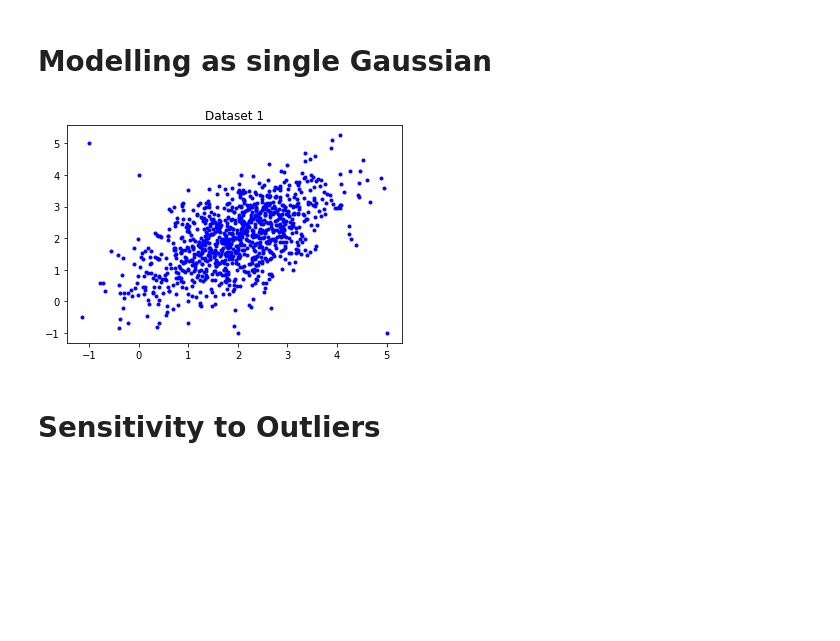
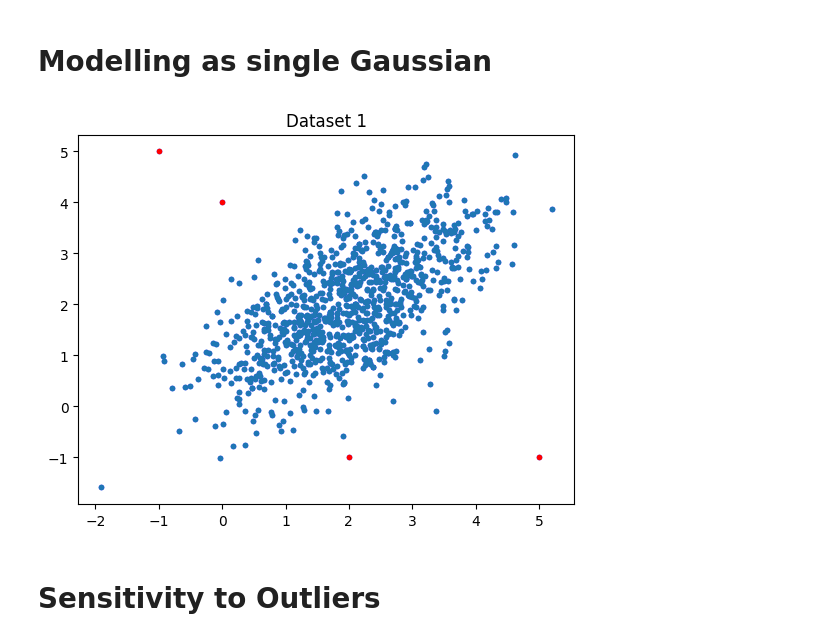
Before and after one commit to zhiwu-huang/COMP6237-Data-Mining-Demo-Code, a Jupyter notebook: 13_outlier.ipynb, the cells around one changed output. Saved outputs shown, nothing was run; the diff lists cells and outputs as text; code cells hidden in the pictures; blank space fills up the shorter version.

```diff
--- a/13_outlier.ipynb
+++ b/13_outlier.ipynb
@@ -126,13 +125,17 @@ generate_hist(n1, n3,m)
 # %%
 n=1000
 #generate data sets to trial on.
 ds1 = np.random.multivariate_normal([2,2],[[1,0.6],[0.6,1]], n)
 outs = [[2,-1],[5,-1],[0,4], [-1,5]]
 g_outs = np.concatenate([ds1,outs])
 plt.plot(g_outs[:,0], g_outs[:,1], 'b.')
+plt.plot(g_outs[:n,0], g_outs[:n,1], '.')
+plt.plot(g_outs[n:,0], g_outs[n:,1], 'r.')
+
+
 plt.title('Dataset 1');
 # %% [output]
-[figure, old version]
+[figure, new version]
 # %% [markdown]
 # Sensitivity to Outliers
 # %%
```
Also changed, not shown: parts of 11 cells of this notebook.
